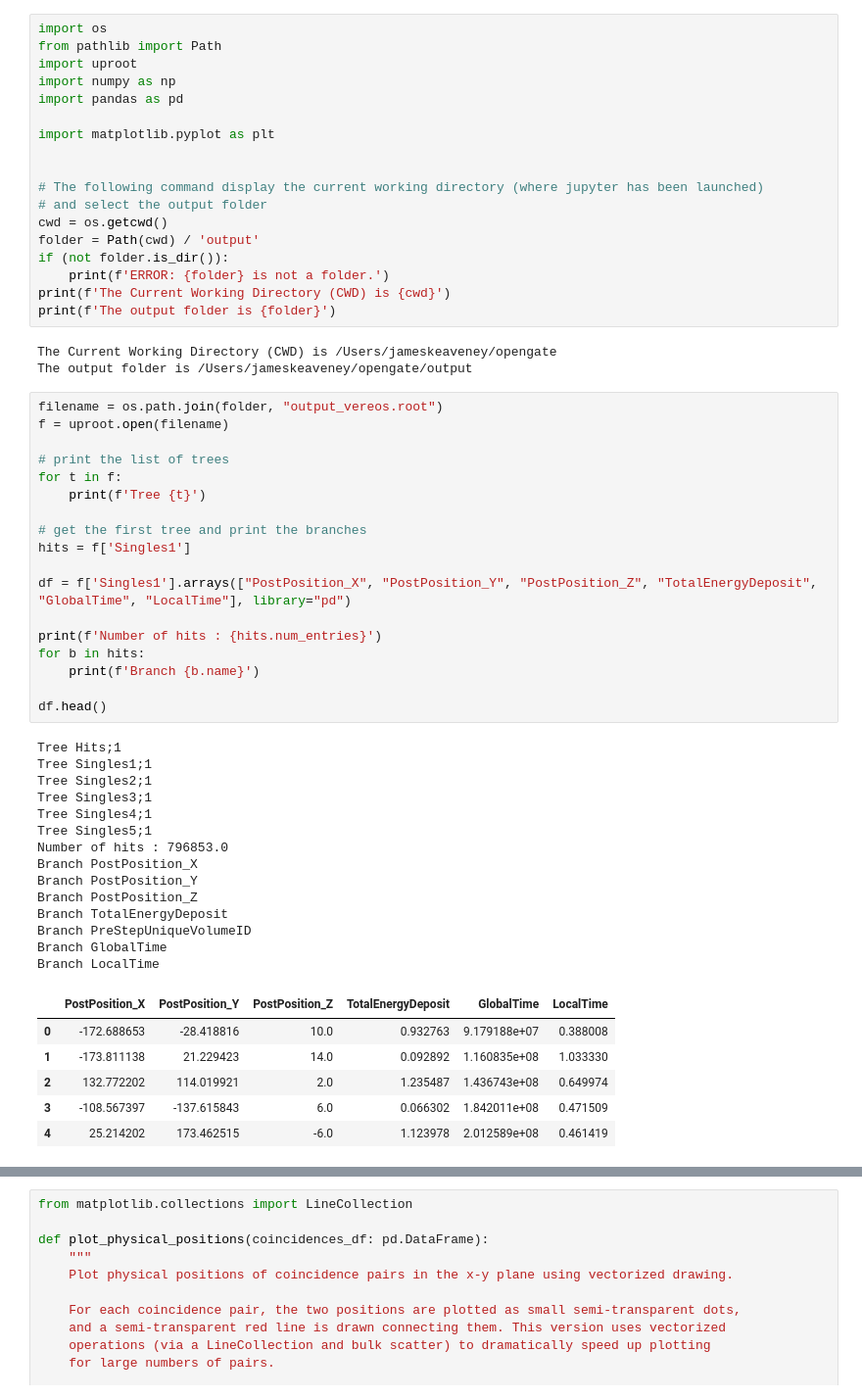
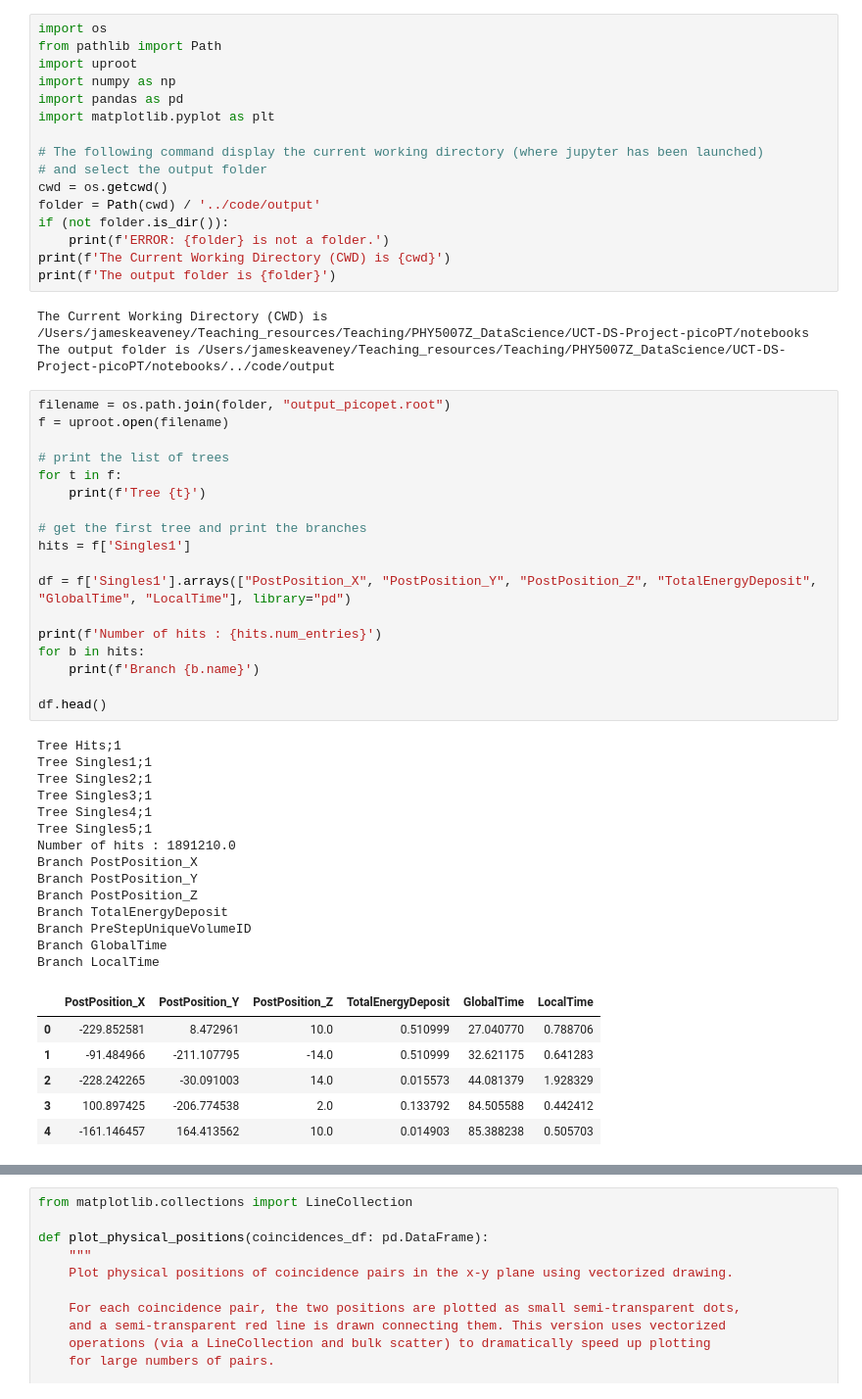
Before and after one commit to keaveney/picoPET-sim, a Jupyter notebook: recoCoincidences.ipynb, the cells around one changed output, grey strips where cells are left out. Shown at 98% size. Drawn from its saved outputs; the diff is of its cells as text.

```diff
--- a/recoCoincidences.ipynb
+++ b/recoCoincidences.ipynb
@@ -4,57 +4,55 @@ from pathlib import Path
 import uproot
 import numpy as np
 import pandas as pd
-
 import matplotlib.pyplot as plt
-
 
 # The following command display the current working directory (where jupyter has been launched)
 # and select the output folder
 cwd = os.getcwd()
-folder = Path(cwd) / 'output'
+folder = Path(cwd) / '../code/output'
 if (not folder.is_dir()):
     print(f'ERROR: {folder} is not a folder.')
 print(f'The Current Working Directory (CWD) is {cwd}')
 print(f'The output folder is {folder}')
 # %% [output]
-The Current Working Directory (CWD) is /Users/jameskeaveney/opengate
-The output folder is /Users/jameskeaveney/opengate/output
+The Current Working Directory (CWD) is /Users/jameskeaveney/Teaching_resources/Teaching/PHY5007Z_DataScience/UCT-DS-Project-picoPT/notebooks
+The output folder is /Users/jameskeaveney/Teaching_resources/Teaching/PHY5007Z_DataScience/UCT-DS-Project-picoPT/notebooks/../code/output
 # %%
-filename = os.path.join(folder, "output_vereos.root")
+filename = os.path.join(folder, "output_picopet.root")
 f = uproot.open(filename)
 
 # print the list of trees
 for t in f:
     print(f'Tree {t}')
 
 # get the first tree and print the branches
 hits = f['Singles1']
 
 df = f['Singles1'].arrays(["PostPosition_X", "PostPosition_Y", "PostPosition_Z", "TotalEnergyDeposit",  "GlobalTime", "LocalTime"], library="pd")
 
 print(f'Number of hits : {hits.num_entries}')
 for b in hits:
     print(f'Branch {b.name}')
 
 df.head()
 # %% [output]
 Tree Hits;1
 Tree Singles1;1
 Tree Singles2;1
 Tree Singles3;1
 Tree Singles4;1
 Tree Singles5;1
-Number of hits : 796853.0
+Number of hits : 1891210.0
 Branch PostPosition_X
 Branch PostPosition_Y
 Branch PostPosition_Z
 Branch TotalEnergyDeposit
 Branch PreStepUniqueVolumeID
 Branch GlobalTime
 Branch LocalTime
 |  | PostPosition_X | PostPosition_Y | PostPosition_Z | TotalEnergyDeposit | GlobalTime | LocalTime |
-| 0 | -172.688653 | -28.418816 | 10.0 | 0.932763 | 9.179188e+07 | 0.388008 |
-| 1 | -173.811138 | 21.229423 | 14.0 | 0.092892 | 1.160835e+08 | 1.033330 |
-| 2 | 132.772202 | 114.019921 | 2.0 | 1.235487 | 1.436743e+08 | 0.649974 |
-| 3 | -108.567397 | -137.615843 | 6.0 | 0.066302 | 1.842011e+08 | 0.471509 |
-| 4 | 25.214202 | 173.462515 | -6.0 | 1.123978 | 2.012589e+08 | 0.461419 |
+| 0 | -229.852581 | 8.472961 | 10.0 | 0.510999 | 27.040770 | 0.788706 |
+| 1 | -91.484966 | -211.107795 | -14.0 | 0.510999 | 32.621175 | 0.641283 |
+| 2 | -228.242265 | -30.091003 | 14.0 | 0.015573 | 44.081379 | 1.928329 |
+| 3 | 100.897425 | -206.774538 | 2.0 | 0.133792 | 84.505588 | 0.442412 |
+| 4 | -161.146457 | 164.413562 | 10.0 | 0.014903 | 85.388238 | 0.505703 |
```
Also changed, not shown: parts of 9 cells of this notebook, 4 other files.
